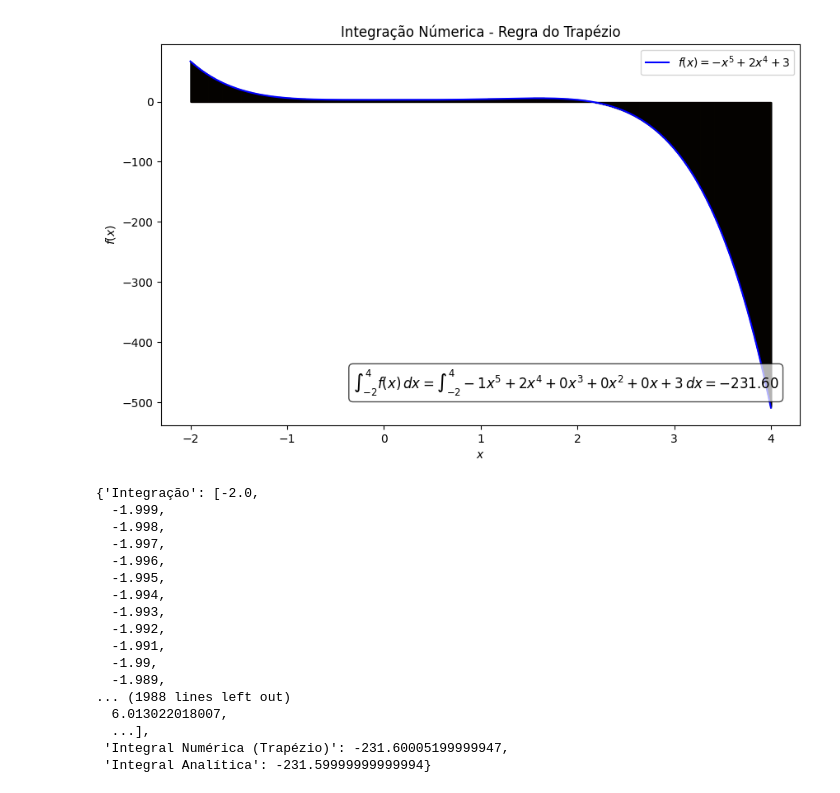
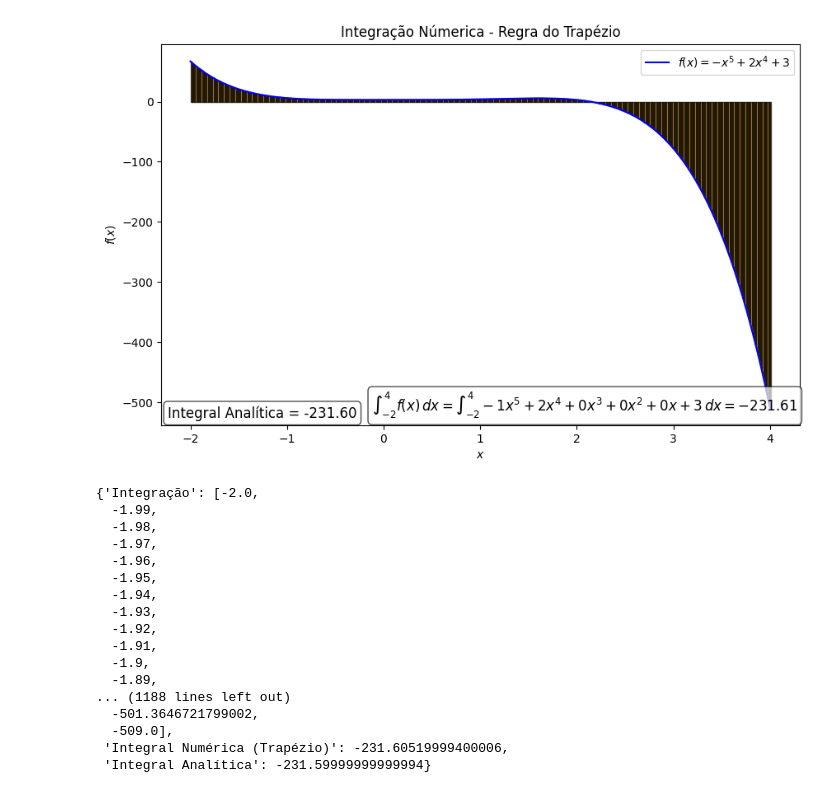
Before and after one commit to correiayasser-ship-it/Computacional---1, a Jupyter notebook: Atividade_Integração_Trapézio_Yasser.ipynb, the cells around one changed output. Drawn from its saved outputs; the diff is of its cells as text; code cells hidden in the pictures.

```diff
--- a/Atividade_Integração_Trapézio_Yasser.ipynb
+++ b/Atividade_Integração_Trapézio_Yasser.ipynb
@@ -4,11 +4,11 @@
 # Aluno: Yasser Correia De Oliveira
 # Professores: Mauricio Gabriel Lacerda Mafra / Renato Ramos Da Silva Dantas
 # Dicisplina: Geofísica Computacional 1
-
+# Atividade de Integração - Trapézio
 
 import matplotlib.pyplot as plt
 
-def Integração_Trapézio(delta_x = 0.001, x_i = -2, x_f = 4, a = -1, b = 2, c = 0, d = 0, e = 0, f = 3, plot = False):
+def Integracao_Trapezio(delta_x = 0.01, x_i = -2, x_f = 4, a = -1, b = 2, c = 0, d = 0, e = 0, f = 3, plot = False):
     integracao = []
     for i in range (int((x_f - x_i)/delta_x) + 1):
        integracao.append(x_i + i*delta_x)
@@ -42,11 +42,20 @@ def Integração_Trapézio(delta_x = 0.001, x_i = -2, x_f = 4, a = -1, b = 2, c
           x0 = integracao[i]
           plt.bar(x0, fxi[i], width=delta_x, align='edge', color='orange', edgecolor='black', alpha=0.7)
 
-      plt.text(0.3, 0.15, rf'$\int_{{{x_i}}}^{{{x_f}}} f(x)\, dx = \int_{{{x_i}}}^{{{x_f}}} {a}x^5 + {b}x^4 + {c}x^3 + {d}x^2 + {e}x + {f}\, dx = {Integral_trapezio:.2f}$',
+      plt.text(0.33, 0.09, rf'$\int_{{{x_i}}}^{{{x_f}}} f(x)\, dx = \int_{{{x_i}}}^{{{x_f}}} {a}x^5 + {b}x^4 + {c}x^3 + {d}x^2 + {e}x + {f}\, dx = {Integral_trapezio:.2f}$',
                transform=plt.gca().transAxes,
                fontsize=12,
                verticalalignment='top',
                bbox=dict(boxstyle='round,pad=0.3',facecolor='white', alpha=0.7))
+
+
+      plt.text(0.01, 0.02,
+               rf'Integral Analítica = {integral_analitica:.2f}',
+               transform=plt.gca().transAxes,
+               fontsize=12,
+               bbox=dict(boxstyle="round,pad=0.3", facecolor="white", alpha=0.7))
+
+
 
       plt.title('Integração Númerica - Regra do Trapézio')
       plt.xlabel(r'$x$')
@@ -57,23 +66,23 @@ def Integração_Trapézio(delta_x = 0.001, x_i = -2, x_f = 4, a = -1, b = 2, c
 
     return dicionario
 # %%
-Integração_Trapézio(delta_x = 0.001, x_i = -2, x_f = 4, a = -1, b = 2, c = 0, d = 0, e = 0, f = 3, plot = True)
+Integracao_Trapezio(delta_x = 0.01, x_i = -2, x_f = 4, a = -1, b = 2, c = 0, d = 0, e = 0, f = 3, plot = True)
 # %% [output]
-[figure, old version]
+[figure, new version]
 {'Integração': [-2.0,
-  -1.999,
-  -1.998,
-  -1.997,
-  -1.996,
-  -1.995,
-  -1.994,
-  -1.993,
-  -1.992,
-  -1.991,
   -1.99,
-  -1.989,
-... (1988 lines left out)
-  6.013022018007,
-  ...],
- 'Integral Numérica (Trapézio)': -231.60005199999947,
+  -1.98,
+  -1.97,
+  -1.96,
+  -1.95,
+  -1.94,
+  -1.93,
+  -1.92,
+  -1.91,
+  -1.9,
+  -1.89,
+... (1188 lines left out)
+  -501.3646721799002,
+  -509.0],
+ 'Integral Numérica (Trapézio)': -231.60519999400006,
  'Integral Analítica': -231.59999999999994}
```
